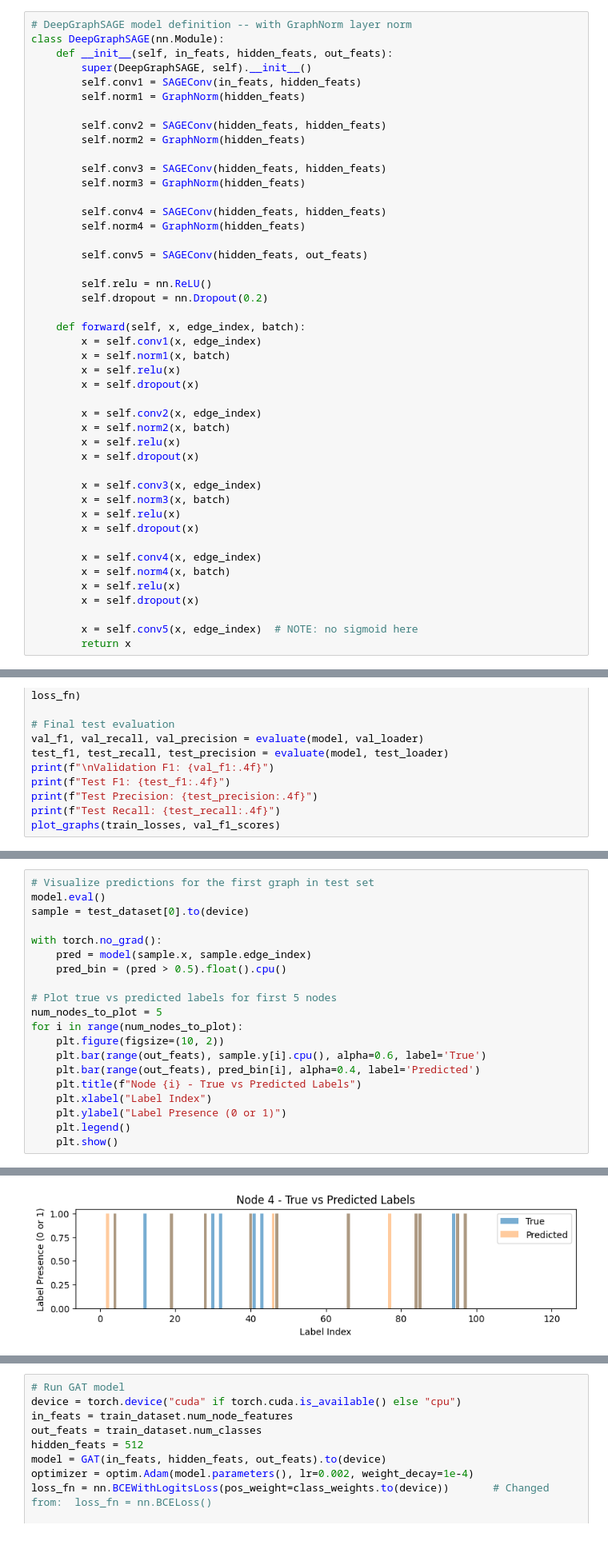
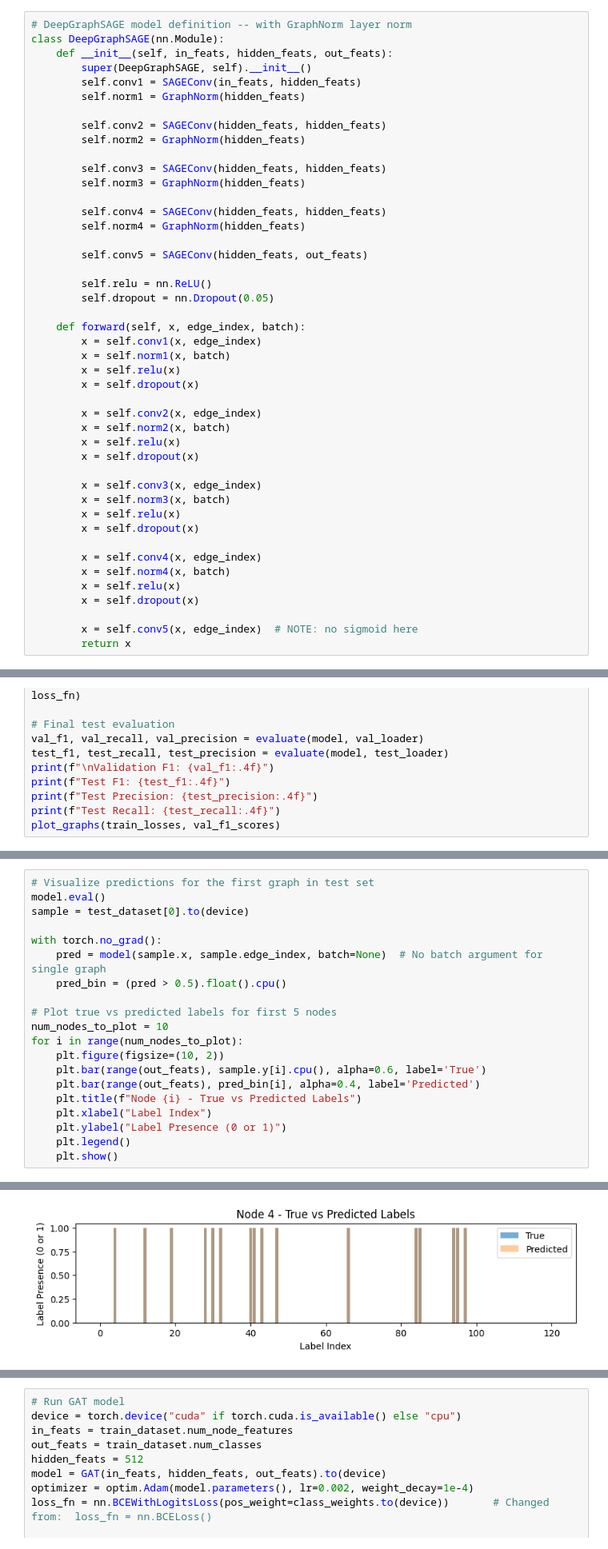
Before and after one commit to isaacbilsel/GNN-Proteins, a Jupyter notebook: PPI_GNN.ipynb, the cells around one changed output, grey strips where cells are left out. Shown at 80% size. Saved outputs shown, nothing was run; the diff lists cells and outputs as text.

```diff
--- a/PPI_GNN.ipynb
+++ b/PPI_GNN.ipynb
@@ -146,7 +147,7 @@ class DeepGraphSAGE(nn.Module):
         self.conv5 = SAGEConv(hidden_feats, out_feats)
 
         self.relu = nn.ReLU()
-        self.dropout = nn.Dropout(0.2)
+        self.dropout = nn.Dropout(0.05)
 
     def forward(self, x, edge_index, batch):
         x = self.conv1(x, edge_index)
@@ -460,11 +464,11 @@ model.eval()
 sample = test_dataset[0].to(device)
 
 with torch.no_grad():
-    pred = model(sample.x, sample.edge_index)
+    pred = model(sample.x, sample.edge_index, batch=None)  # No batch argument for single graph
     pred_bin = (pred > 0.5).float().cpu()
 
 # Plot true vs predicted labels for first 5 nodes
-num_nodes_to_plot = 5
+num_nodes_to_plot = 10
 for i in range(num_nodes_to_plot):
     plt.figure(figsize=(10, 2))
     plt.bar(range(out_feats), sample.y[i].cpu(), alpha=0.6, label='True')
@@ -482 +486 @@ for i in range(num_nodes_to_plot):
-[figure, old version]
+[figure, new version]
```
Also changed, not shown: parts of 7 cells of this notebook, 2 other files.
